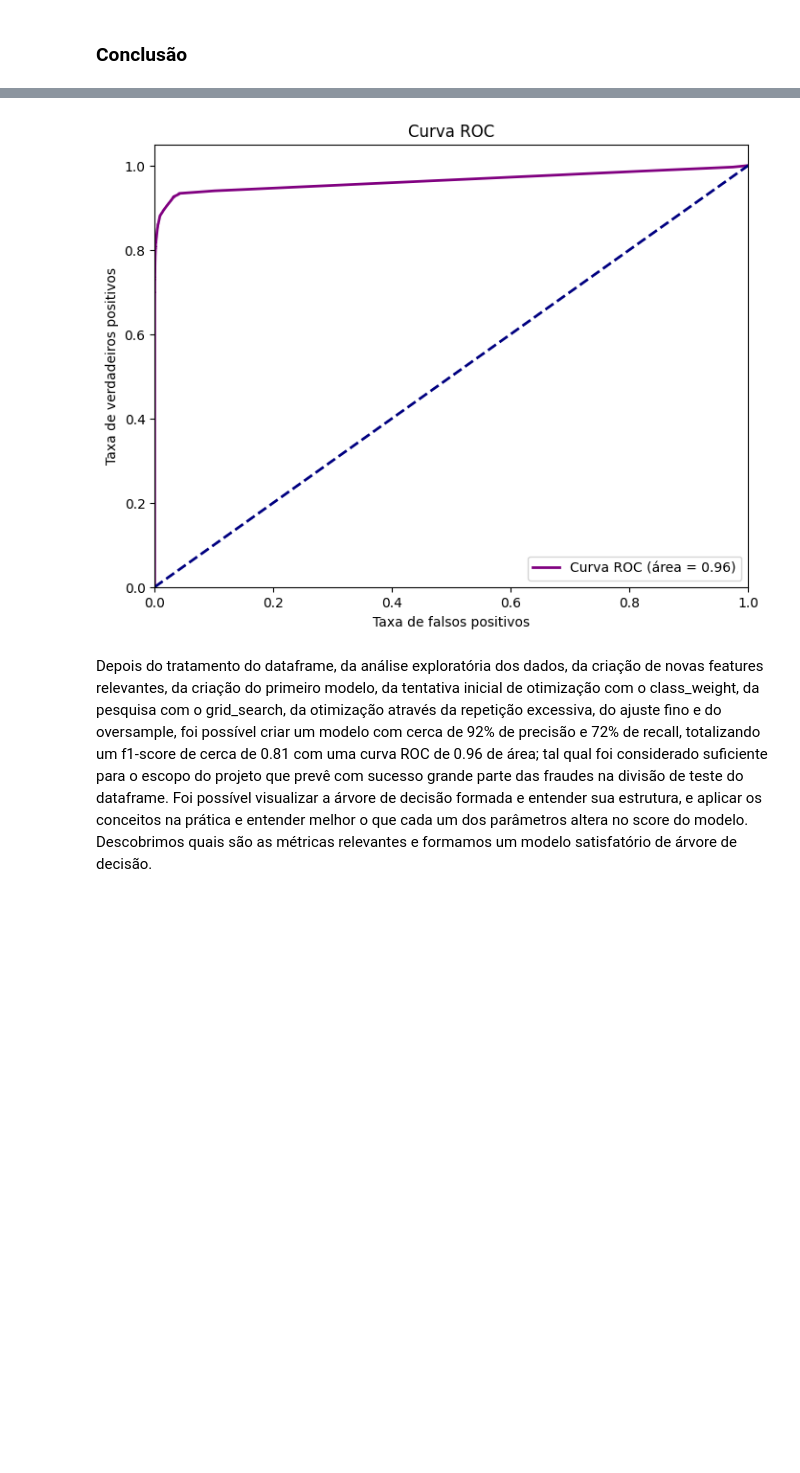
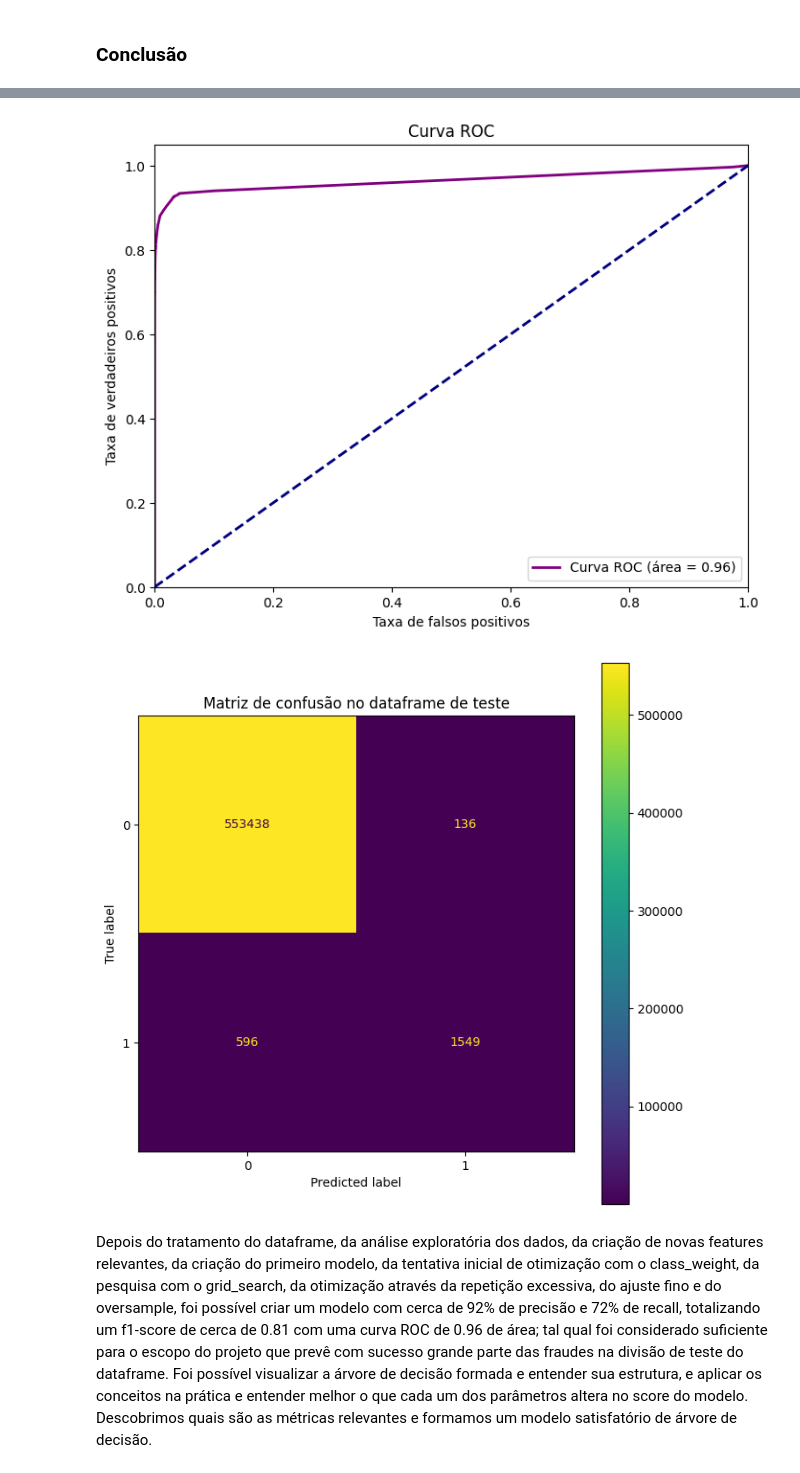
Before and after one commit to thiagocaveglion/decision_tree_fraud_detection, a Jupyter notebook: notebook/Notebook Principal.ipynb, the cells around one changed output, grey strips where cells are left out. Saved outputs shown, nothing was run; the diff lists cells and outputs as text; code cells hidden in the pictures; blank space fills up the shorter version.

Commit message:
Adiciona uma matriz de confusao no final

```diff
--- a/notebook/Notebook Principal.ipynb
+++ b/notebook/Notebook Principal.ipynb
@@ -947,22 +947,31 @@ def curva_roc():
     plt.title("Curva ROC")
     plt.legend(loc="lower right")
     plt.show()
+# %%
+def confusion(model, xtest=X_test, ytest=y_test):
+    fig, ax = plt.subplots(figsize=(8,8));
+    y_pred_test = model.predict(xtest)
+    ConfusionMatrixDisplay.from_predictions(ytest, y_pred_test, ax=ax)
+    plt.title("Matriz de confusão no dataframe de teste")
+    plt.show()
 # %% [markdown]
 ### Conclusão
 # %%
 predict(modelo)
 curva_roc()
+confusion(modelo)
 # %% [output]
 [figure]
 [figure]
               precision    recall  f1-score   support
 
            0       1.00      1.00      1.00    553574
            1       0.92      0.72      0.81      2145
 
     accuracy                           1.00    555719
    macro avg       0.96      0.86      0.90    555719
 weighted avg       1.00      1.00      1.00    555719
 [figure]
+[figure, added]
 # %% [markdown]
 Depois do tratamento do dataframe, da análise exploratória dos dados, da criação de novas features relevantes, da criação do primeiro modelo, da tentativa inicial de otimização com o class_weight, da pesquisa com o grid_search, da otimização através da repetição excessiva, do ajuste fino e do oversample, foi possível criar um modelo com cerca de 92% de precisão e 72% de recall, totalizando um f1-score de cerca de 0.81 com uma curva ROC de 0.96 de área; tal qual foi considerado suficiente para o escopo do projeto que prevê com sucesso grande parte das fraudes na divisão de teste do dataframe. Foi possível visualizar a árvore de decisão formada e entender sua estrutura, e aplicar os conceitos na prática e entender melhor o que cada um dos parâmetros altera no score do modelo. Descobrimos quais são as métricas relevantes e formamos um modelo satisfatório de árvore de decisão.
```
Also changed, not shown: parts of 10 cells of this notebook.
